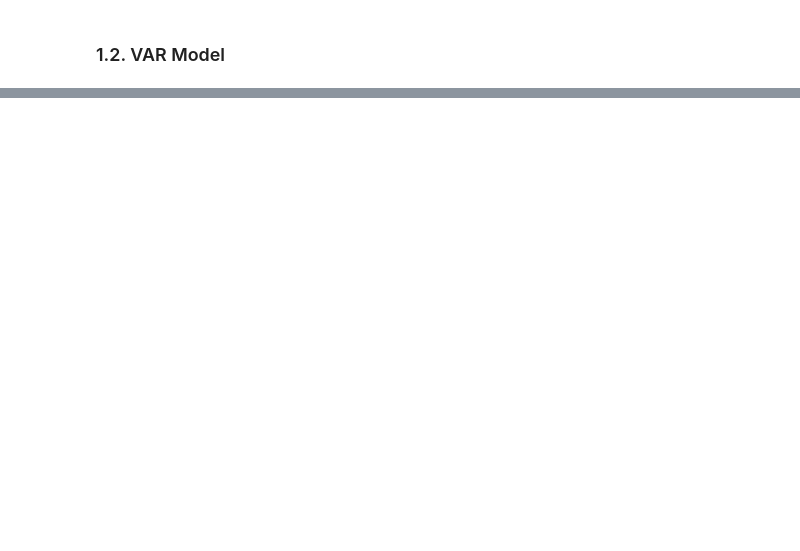
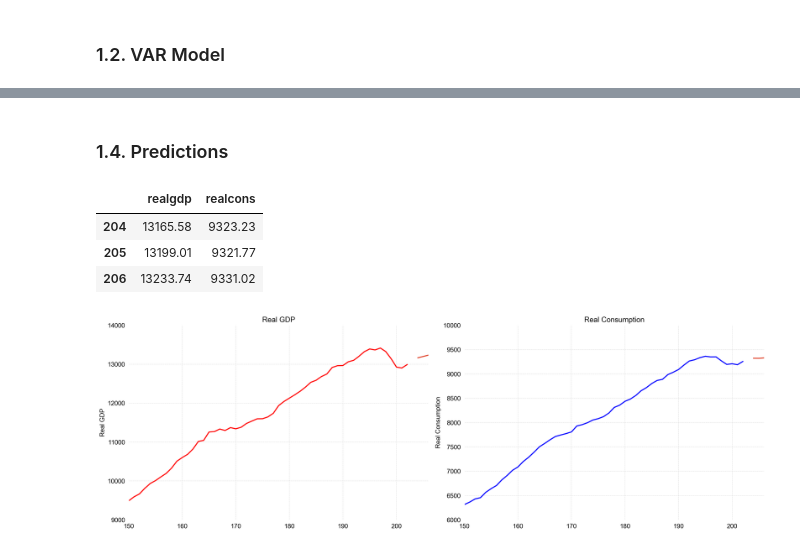
Before and after one commit to caiocasagrande/US_macroeconomic, a Jupyter notebook: notebooks/macroeconomic_varmax_analysis.ipynb, the cells around one changed output, grey strips where cells are left out. Saved outputs shown, nothing was run; the diff lists cells and outputs as text; code cells hidden in the pictures; blank space fills up the shorter version.

```diff
--- a/notebooks/macroeconomic_varmax_analysis.ipynb
+++ b/notebooks/macroeconomic_varmax_analysis.ipynb
@@ -196,0 +263,44 @@ Critical Values:
+# %% [markdown]
+### 1.4. Predictions
+# %%
+# Set forecast horizon
+n_forecast = 3
+
+# Prediction
+predict = best_model_result.get_prediction(end=best_model.nobs + n_forecast)
+
+# Index
+idx = np.arange(len(predict.predicted_mean))
+
+# Predicted values
+predict.predicted_mean.tail(3)
+# %% [output]
+|  | realgdp | realcons |
+| 204 | 13165.58 | 9323.23 |
+| 205 | 13199.01 | 9321.77 |
+| 206 | 13233.74 | 9331.02 |
+# %%
+# Figure
+fig, (ax1, ax2) = plt.subplots(1, 2)
+
+# Real GDP
+ax1.plot(macro_data['realgdp'], color='red')
+ax1.plot(idx[-n_forecast:], predict.predicted_mean['realgdp'][-n_forecast:])
+set_plot(ax1, 'Real GDP', None, 'Real GDP')
+
+# Axes limits
+ax1.set_xlim(150, 206)
+ax1.set_ylim(9000, 14000)
+
+# Real Consumption
+ax2.plot(macro_data['realcons'], color='blue')
+ax2.plot(idx[-n_forecast:], predict.predicted_mean['realcons'][-n_forecast:])
+set_plot(ax2, 'Real Consumption', None, 'Real Consumption')
+
+# Axes limits
+ax2.set_xlim(150, 206)
+ax2.set_ylim(6000, 10000)
+
+plt.tight_layout()
+# %% [output]
+[figure, added]
```
Also changed, not shown: parts of 20 cells of this notebook.
